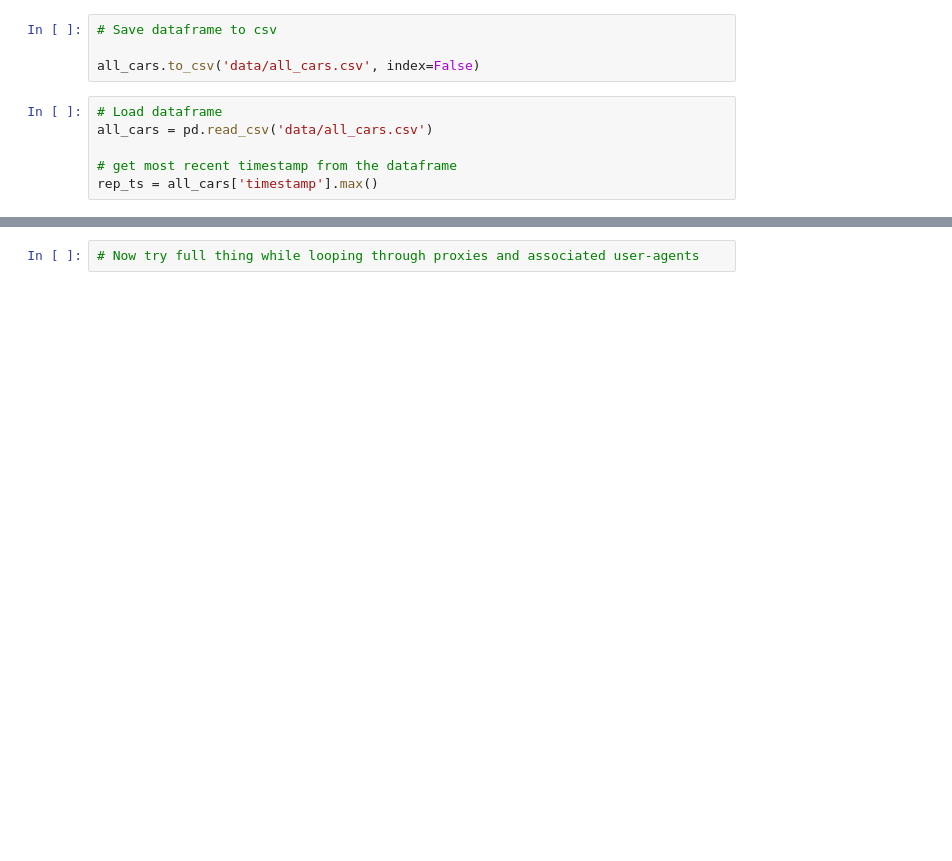
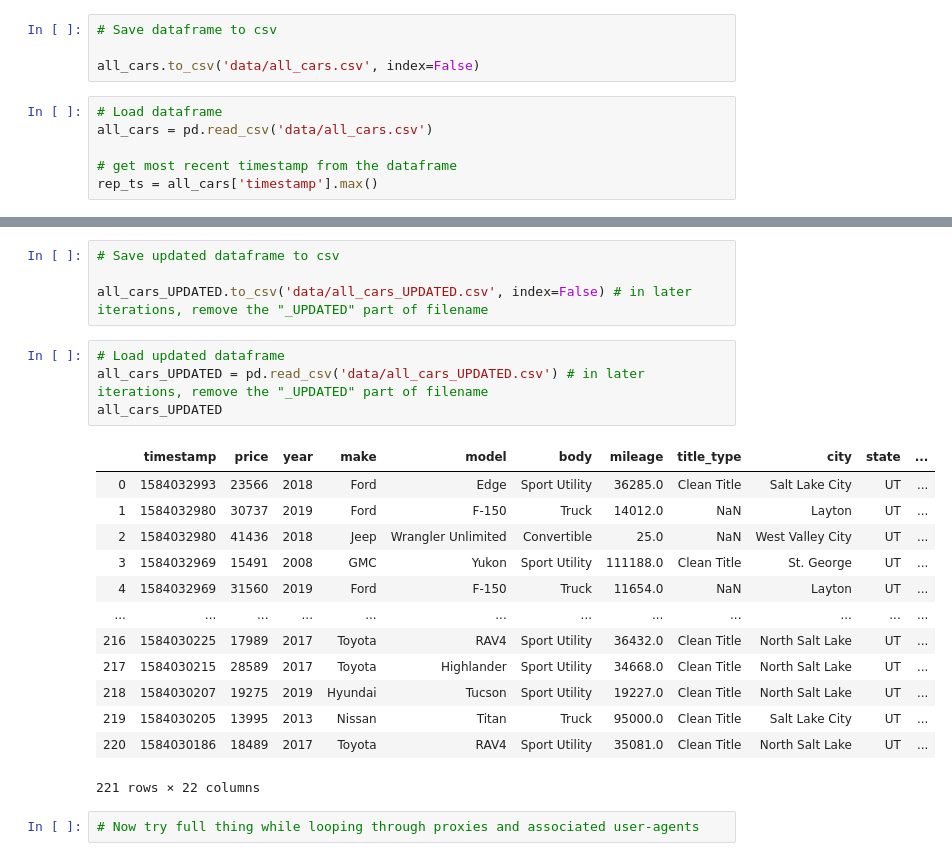
Before and after one commit to taylorch626/automodeals, a Jupyter notebook: ProtoCrawlerScraper.ipynb, the cells around one changed output, grey strips where cells are left out. Saved outputs shown, nothing was run; the diff lists cells and outputs as text; blank space fills up the shorter version.

```diff
--- a/ProtoCrawlerScraper.ipynb
+++ b/ProtoCrawlerScraper.ipynb
@@ -554,2 +409,24 @@ rep_ts = all_cars['timestamp'].max()
+# %%
+# Save updated dataframe to csv
+
+all_cars_UPDATED.to_csv('data/all_cars_UPDATED.csv', index=False) # in later iterations, remove the "_UPDATED" part of filename
+# %%
+# Load updated dataframe
+all_cars_UPDATED = pd.read_csv('data/all_cars_UPDATED.csv') # in later iterations, remove the "_UPDATED" part of filename
+all_cars_UPDATED
+# %% [output]
+|  | timestamp | price | year | make | model | body | mileage | title_type | city | state | ... |
+| 0 | 1584032993 | 23566 | 2018 | Ford | Edge | Sport Utility | 36285.0 | Clean Title | Salt Lake City | UT | ... |
+| 1 | 1584032980 | 30737 | 2019 | Ford | F-150 | Truck | 14012.0 | NaN | Layton | UT | ... |
+| 2 | 1584032980 | 41436 | 2018 | Jeep | Wrangler Unlimited | Convertible | 25.0 | NaN | West Valley City | UT | ... |
+| 3 | 1584032969 | 15491 | 2008 | GMC | Yukon | Sport Utility | 111188.0 | Clean Title | St. George | UT | ... |
+| 4 | 1584032969 | 31560 | 2019 | Ford | F-150 | Truck | 11654.0 | NaN | Layton | UT | ... |
+| ... | ... | ... | ... | ... | ... | ... | ... | ... | ... | ... | ... |
+| 216 | 1584030225 | 17989 | 2017 | Toyota | RAV4 | Sport Utility | 36432.0 | Clean Title | North Salt Lake | UT | ... |
+| 217 | 1584030215 | 28589 | 2017 | Toyota | Highlander | Sport Utility | 34668.0 | Clean Title | North Salt Lake | UT | ... |
+| 218 | 1584030207 | 19275 | 2019 | Hyundai | Tucson | Sport Utility | 19227.0 | Clean Title | North Salt Lake | UT | ... |
+| 219 | 1584030205 | 13995 | 2013 | Nissan | Titan | Truck | 95000.0 | Clean Title | Salt Lake City | UT | ... |
+| 220 | 1584030186 | 18489 | 2017 | Toyota | RAV4 | Sport Utility | 35081.0 | Clean Title | North Salt Lake | UT | ... |
+221 rows × 22 columns
 # %%
 # Now try full thing while looping through proxies and associated user-agents
```
Also changed, not shown: parts of 9 cells of this notebook.
